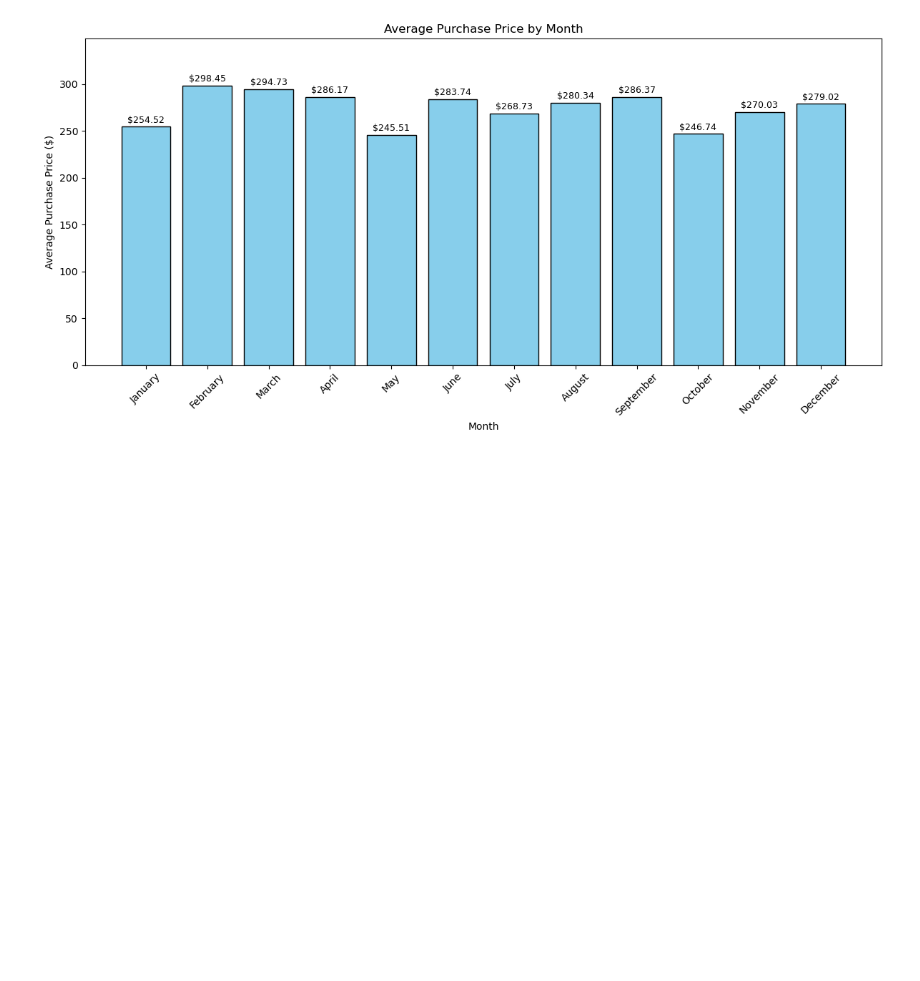
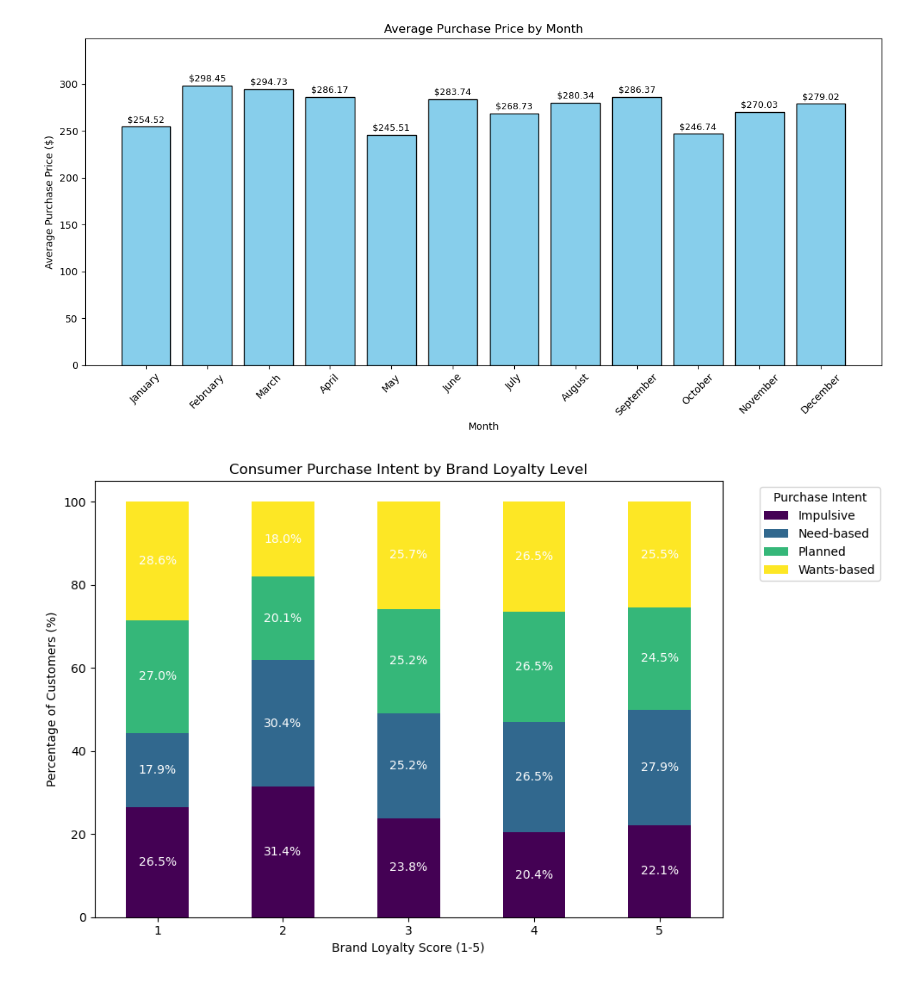
Before and after one commit to Oheb/Consumer_Behavior_Project, a Jupyter notebook: Consumer_Behavior_Project.ipynb, the cells around one changed output. Saved outputs shown, nothing was run; the diff lists cells and outputs as text; code cells hidden in the pictures; blank space fills up the shorter version.

```diff
--- a/Consumer_Behavior_Project.ipynb
+++ b/Consumer_Behavior_Project.ipynb
@@ -154,5 +154,40 @@ plt.show()
 # %%
 # Main Analyses:
 # %%
-# Analysis I: Consumer Purchase Intent measured by Brand Loyalty
+# Analysis I: Consumer Purchase Intent measured by Brand Loyalty:
+
+# Load Data
+df = pd.read_csv("Cleaned_Ecommerce_Data.csv")
+
+# Creation of Cross-Tabulation (normalizing to make sure each bar adds up to 100%)
+loyalty_intent_crosstab = pd.crosstab(
+    df['Brand_Loyalty'],
+    df['Purchase_Intent'],
+    normalize='index'
+) * 100
+
+# Plotting
+ax = loyalty_intent_crosstab.plot(
+    kind='bar',
+    stacked=True,
+    figsize=(10, 6),
+    colormap='viridis'
+)
+
+# Styling (optional but encouraged)
+plt.title('Consumer Purchase Intent by Brand Loyalty Level')
+plt.xlabel('Brand Loyalty Score (1-5)')
+plt.ylabel('Percentage of Customers (%)')
+plt.legend(title='Purchase Intent', bbox_to_anchor=(1.05, 1), loc='upper left')
+plt.xticks(rotation=0)
+
+# 5. Add Percentage Labels inside the bars
+for c in ax.containers:
+    ax.bar_label(c, fmt='%.1f%%', label_type='center', color='white')
+
+plt.tight_layout()
+plt.savefig('brand_loyalty_vs_purchase_intent.png')
+plt.show()
+# %% [output]
+[figure, added]
 # %%
```
Also changed, not shown: parts of 2 cells of this notebook.
